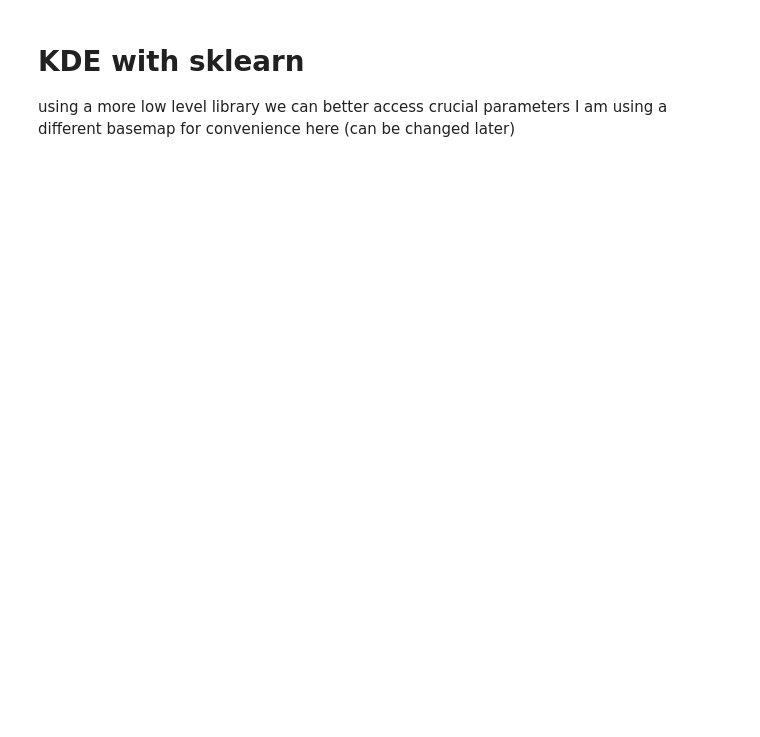
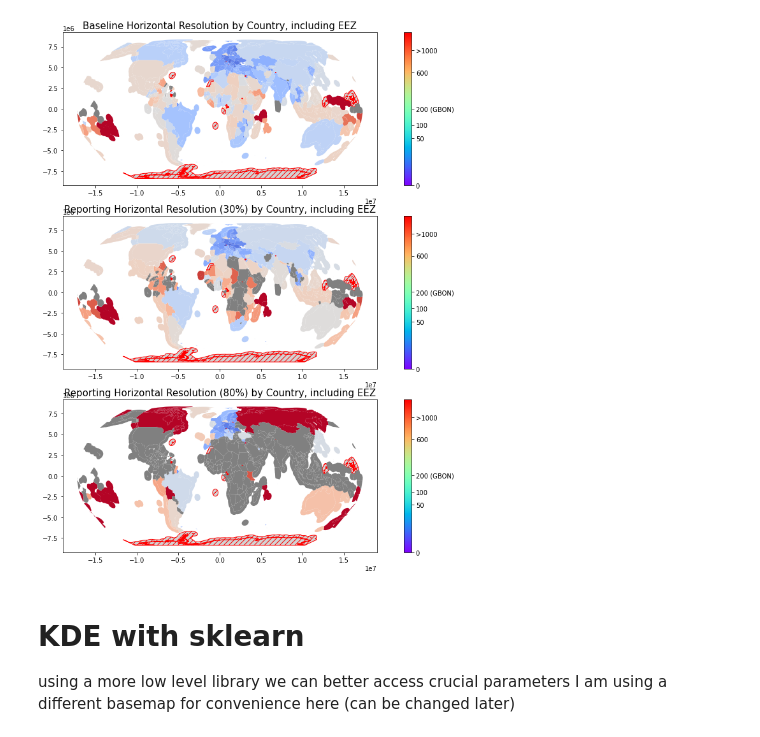
Before and after one commit to kurt-hectic/wmo-notebooks, a Jupyter notebook: GBON HR definitions.ipynb, the cells around one changed output. Cells and saved outputs as stored; diff of their text form; code cells hidden in the pictures; blank space fills up the shorter version.

```diff
--- a/GBON HR definitions.ipynb
+++ b/GBON HR definitions.ipynb
@@ -322,0 +269,15 @@ Text(0.5, 1.0, 'Kernel Density Estimation of HR of RA I')
+# %%
+def calculate_HR(gdf_stations,gdf_world,fieldname="HR"):
+    gdf_world = gdf_world.copy()
+    # compute crude country level HR ( land area / nr stations  )
+    stations_by_country = gpd.sjoin(gdf_stations,gdf_world,op="within",how="inner").groupby("index_right").TERR_NAME.count()
+
+    gdf_world = gdf_world.join(stations_by_country.rename("nr_stations_"+fieldname))
+    gdf_world[fieldname] = np.sqrt(gdf_world.surface_area_total_km2) / np.sqrt(gdf_world["nr_stations_"+fieldname])
+
+    return gdf_world
+
+gdf_world_area_stations = calculate_HR(gdf_baseline,gdf_world_area,"HR_baseline")
+gdf_world_area_stations = calculate_HR(gdf_reporting,gdf_world_area_stations,"HR_reporting_30")
+gdf_world_area_stations = calculate_HR(gdf_reporting_2,gdf_world_area_stations,"HR_reporting_80")
+gdf_world_area_stations.head()
@@ -323,3 +292,63 @@ Text(0.5, 1.0, 'Kernel Density Estimation of HR of RA I')
+# %%
+fig,(ax1,ax2,ax3) = plt.subplots(3,1,figsize=(15,15))
+
+def plot_HR(df,column,title,ax):
+    """Plots the HR indicated in `column` into the map passed in `df`.
+    The EEZ of the country are also plotted in the same color.
+    Non-WMO Member states are plotted in grey with red borders.
+    WMO Members with zero HR are shown black
+    """
+
+
+    missing = {   "color": "lightgrey", "edgecolor": "red",
+                   "hatch": "///", "label": "Missing values" }
+
+    min_hr = df[column].min()
+    max_hr = df[column].max()
+
+    cmap="coolwarm"
+    norm = TwoSlopeNorm(vmin=0, vcenter=200., vmax=1000)
+
+
+    idx_member = df.STATUS == "WMO Member"
+    wmo_members = df[idx_member].index.values
+
+    idx_missing = ( df[column].isna() & idx_member )
+
+    df[idx_member].to_crs("+proj=eqearth").plot(column=column, legend=False, cmap=cmap, norm=norm, ax=ax )
+    df[~df.index.isin(wmo_members)].to_crs("+proj=eqearth").plot(ax=ax, **missing) #plot non Members
+    df[idx_missing].to_crs("+proj=eqearth").plot(facecolor="grey",ax=ax)
+
+    #missing_kwds=missing
+
+
+
+    # add EEZ
+    gdf_eez_plus = gdf_eez.join(df[[column,]],how='inner')
+
+    idx_member = gdf_eez_plus.index.isin(wmo_members)
+
+    idx_missing = ( gdf_eez_plus[column].isna() & idx_member )
+
+    gdf_eez_plus[idx_member].to_crs("+proj=eqearth").plot(column=column, legend=False, cmap=cmap, norm=norm, ax=ax)
+    gdf_eez_plus[~idx_member].to_crs("+proj=eqearth").plot(ax=ax,**missing) #plot non Members EEZ
+    gdf_eez_plus[idx_missing].to_crs("+proj=eqearth").plot(facecolor="grey",ax=ax)
+
+    ax.set_title(title, fontsize=15)
+
+    ticks=[0,50,100,200,600,1000]
+    ax_cbar = fig.colorbar(cbar, ax=ax, ticks=ticks)
+    #ax_cbar.set_label('Horizontal resolution in km^2')
+    ax_cbar.ax.set_yticklabels(["0","50","100","200 (GBON)","600",">1000"])
+
+plot_HR(gdf_world_area_stations,"HR_baseline","Baseline Horizontal Resolution by Country, including EEZ",ax1)
+plot_HR(gdf_world_area_stations,"HR_reporting_30","Reporting Horizontal Resolution (30%) by Country, including EEZ",ax2)
+plot_HR(gdf_world_area_stations,"HR_reporting_80","Reporting Horizontal Resolution (80%) by Country, including EEZ",ax3)
+
+
+#plt.savefig(r'C:\TEMP\GBON-res.png')
+# %% [output]
+[figure, added]
 # %% [markdown]
 # KDE with sklearn
 using a more low level library we can better access crucial parameters
```
Also changed, not shown: parts of 53 cells of this notebook, 31 other files.
